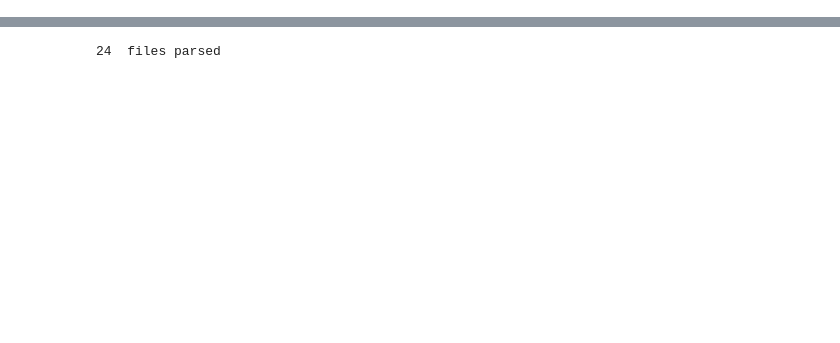
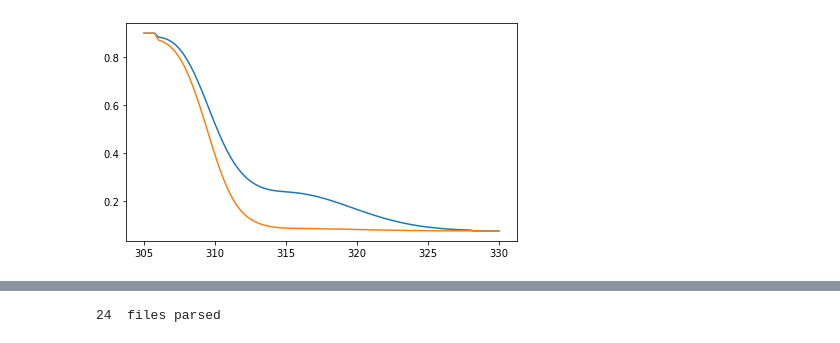
Before and after one commit to Nicholaswogan/photochem, a Jupyter notebook: data/xsections/Untitled.ipynb, the cells around one changed output, grey strips where cells are left out. Drawn from its saved outputs; the diff is of its cells as text; code cells hidden in the pictures; blank space fills up the shorter version.

```diff
--- a/data/xsections/Untitled.ipynb
+++ b/data/xsections/Untitled.ipynb
@@ -229,0 +222,27 @@ phi = phidrates('HC3N')
+# %%
+tlev = 300
+wl =np.linspace(305,330,100)
+
+qyy = []
+for i in range(len(wl)):
+    qy,qy1,qy2 = O3_qy(wl[i],298)
+    qyy.append(qy)
+
+qyy1 = []
+for i in range(len(wl)):
+    qy,qy1,qy2 = O3_qy(wl[i],200)
+    qyy1.append(qy)
+# %%
+fig,ax = plt.subplots(1,1,figsize=[7,4])
+
+ax.plot(wl,qyy)
+ax.plot(wl,qyy1)
+# ax.plot(atmos['alinc'][0],atmos['alinc'][1])
+
+# ax.set_yscale('log')
+
+# ax.set_ylim(1e-20,1e-16)
+# ax.set_xlim(100,110)
+plt.show()
+# %% [output]
+[figure, added]
```
Also changed, not shown: parts of 68 cells of this notebook, 34 other files.
